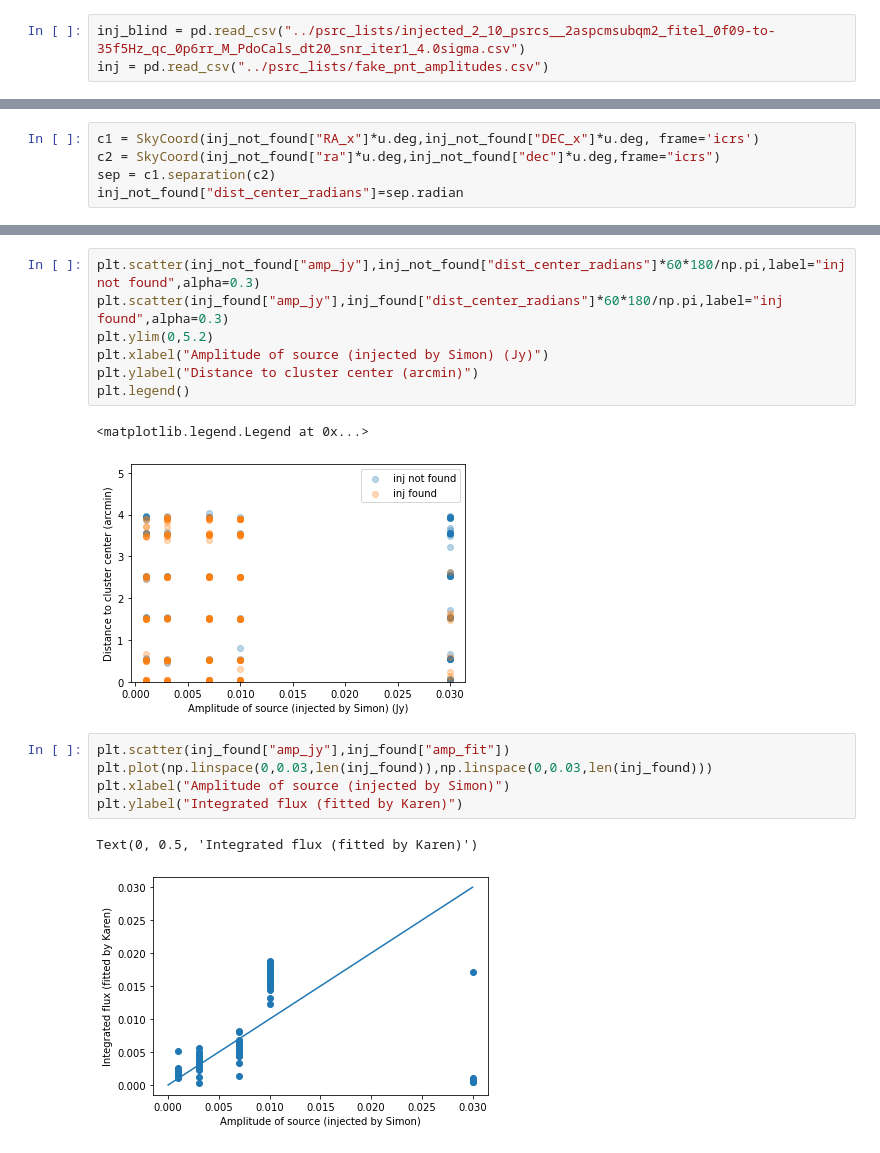
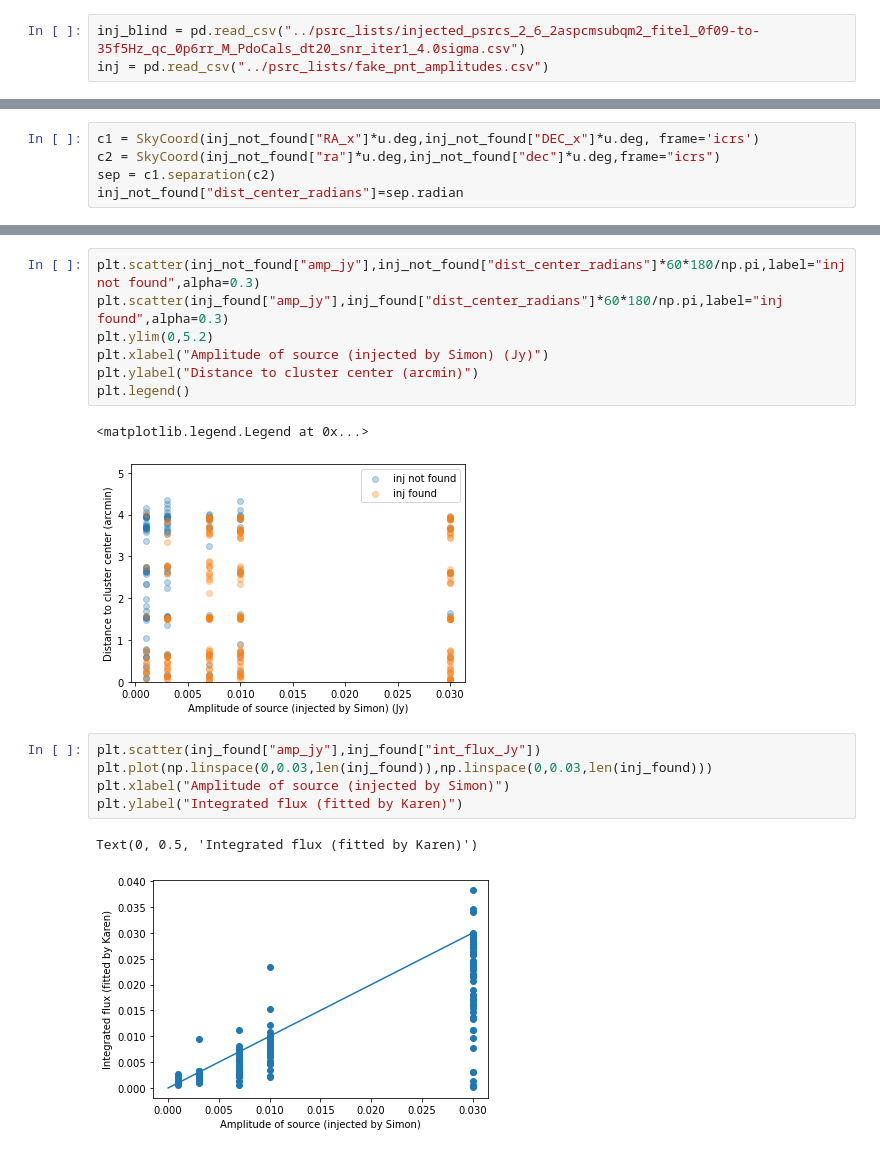
Before and after one commit to karenperezsarmiento/mmpsrc_project, a Jupyter notebook: jupyter_nb/psrc_injection_analysis.ipynb, the cells around one changed output, grey strips where cells are left out. Saved outputs shown, nothing was run; the diff lists cells and outputs as text.

Commit message:
inj psrc analysis

```diff
--- a/jupyter_nb/psrc_injection_analysis.ipynb
+++ b/jupyter_nb/psrc_injection_analysis.ipynb
@@ -3,7 +3,7 @@ import numpy as np
 import pandas as pd
 import matplotlib.pyplot as plt
 # %%
-inj_blind = pd.read_csv("../psrc_lists/injected_2_10_psrcs__2aspcmsubqm2_fitel_0f09-to-35f5Hz_qc_0p6rr_M_PdoCals_dt20_snr_iter1_4.0sigma.csv")
+inj_blind = pd.read_csv("../psrc_lists/injected_psrcs_2_6_2aspcmsubqm2_fitel_0f09-to-35f5Hz_qc_0p6rr_M_PdoCals_dt20_snr_iter1_4.0sigma.csv")
 inj = pd.read_csv("../psrc_lists/fake_pnt_amplitudes.csv")
 # %%
 inj_all = pd.merge(inj,inj_blind,left_on=['Cluster','project','scanno'],right_on=["cluster","project","scanno"],how="outer")
@@ -59,15 +59,15 @@ plt.ylabel("Distance to cluster center (arcmin)")
 plt.legend()
 # %% [output]
 <matplotlib.legend.Legend at 0x...>
-[figure, old version]
+[figure, new version]
 # %%
-plt.scatter(inj_found["amp_jy"],inj_found["amp_fit"])
+plt.scatter(inj_found["amp_jy"],inj_found["int_flux_Jy"])
 plt.plot(np.linspace(0,0.03,len(inj_found)),np.linspace(0,0.03,len(inj_found)))
 plt.xlabel("Amplitude of source (injected by Simon)")
 plt.ylabel("Integrated flux (fitted by Karen)")
 # %% [output]
 Text(0, 0.5, 'Integrated flux (fitted by Karen)')
-[figure, old version]
+[figure, new version]
 # %%
 plt.scatter(inj_found["amp_jy"],inj_found["amp_fit"])
 plt.plot(np.linspace(0,0.03,len(inj_found)),np.linspace(0,0.03,len(inj_found)))
```
Also changed, not shown: parts of 3 cells of this notebook, 1 other file.
